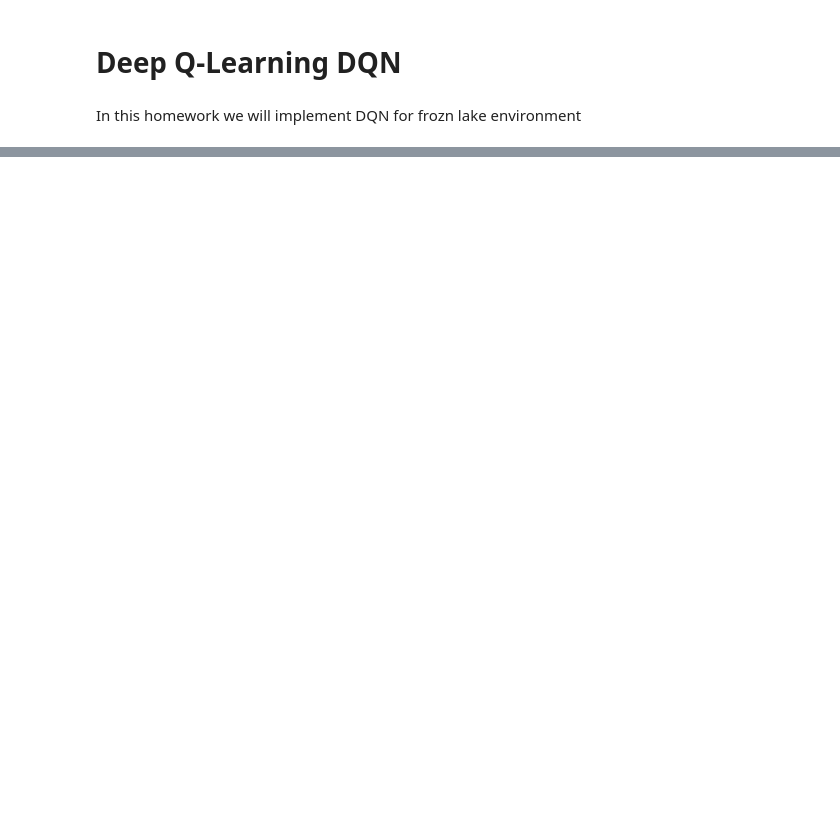
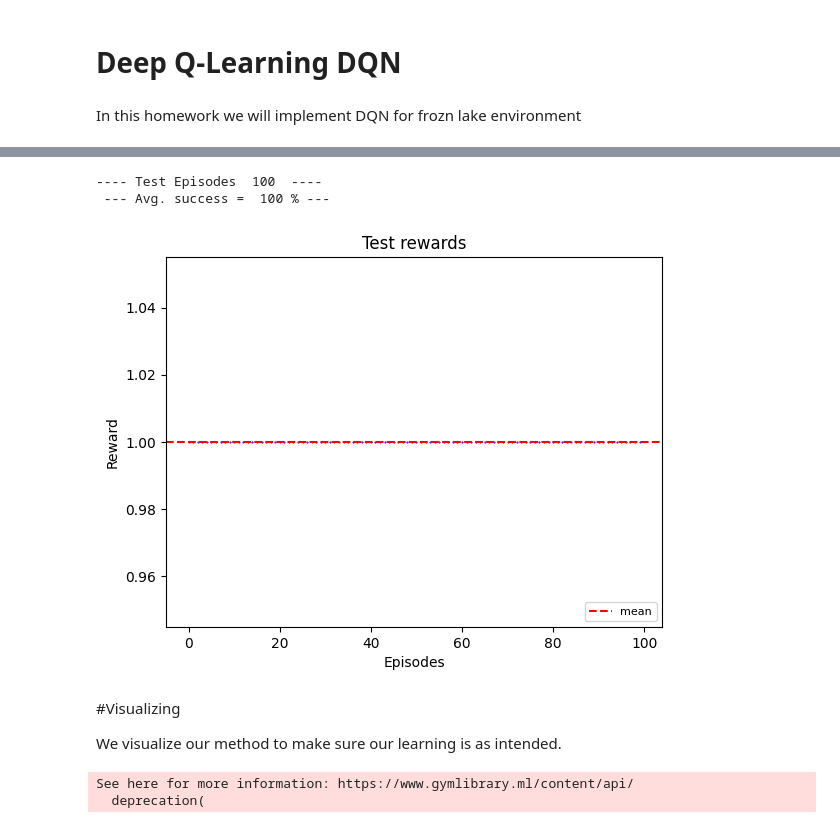
Before and after one commit to seba6029/LMHAI, a Jupyter notebook: Week2_ReinforcementLearning/Exercises/Week2-HW1.ipynb, the cells around one changed output, grey strips where cells are left out. Saved outputs shown, nothing was run; the diff lists cells and outputs as text; code cells hidden in the pictures; blank space fills up the shorter version.

```diff
--- a/Week2_ReinforcementLearning/Exercises/Week2-HW1.ipynb
+++ b/Week2_ReinforcementLearning/Exercises/Week2-HW1.ipynb
@@ -25,0 +359,52 @@ env = gym.make("FrozenLake-v1", is_slippery=False, new_step_api=True)
+# %%
+test_episodes = 100
+# test
+test_wins=[]
+for episode in range(test_episodes):
+    state = env.reset()
+
+    # one hot encoding
+    state_one_hot = torch.zeros(1,nspace)
+    state_one_hot[0][state] = 1
+    state = state_one_hot.to(device)
+
+    done = False
+    reward=0
+
+    for t in range(max_steps):
+        action = get_action(state, epsilon)
+        next_state, reward, done, info = env.step(action.item())
+        next_state = torch.tensor([next_state], device=device)
+
+        # convert to one hot encoding
+        next_state_one_hot = torch.zeros(1,nspace)
+        next_state_one_hot[0][next_state] = 1
+        next_state = next_state_one_hot.to(device)
+
+        state = next_state_one_hot
+        if done:
+            break
+
+    test_wins.append(reward)
+env.close()
+
+print('---- Test Episodes ',test_episodes, ' ----',
+      '\n --- Avg. success = ', int(100*np.mean(test_wins)), '% ---')
+# %% [output]
+---- Test Episodes  100  ----
+ --- Avg. success =  100 % ---
+# %%
+# plotting test rewards
+plt.plot(test_wins, 'bo', markersize=.5)
+plt.axhline(y=np.mean(test_wins), color='r', linestyle='dashed', label='mean')
+plt.title('Test rewards')
+plt.legend(fontsize="8", loc='lower right')
+plt.xlabel("Episodes")
+plt.ylabel("Reward")
+plt.show()
+# %% [output]
+[figure, added]
+# %% [markdown]
+#Visualizing
+
+We visualize our method to make sure our learning is as intended.
@@ -25,0 +458,5 @@ env = gym.make("FrozenLake-v1", is_slippery=False, new_step_api=True)
+# %%
+show_video_of_model("FrozenLake-v1")
+# %% [output]
+See here for more information: https://www.gymlibrary.ml/content/api/
+  deprecation(
```
Also changed, not shown: parts of 32 cells of this notebook.
